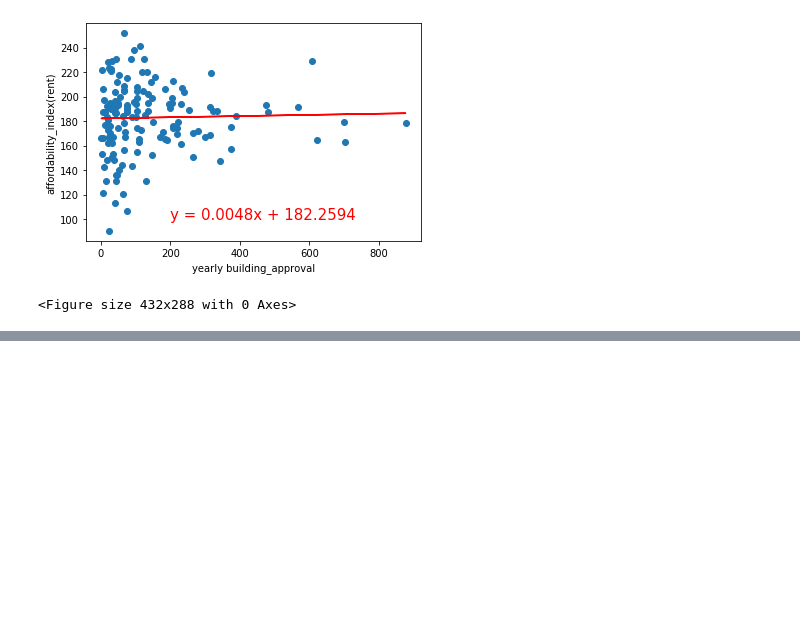
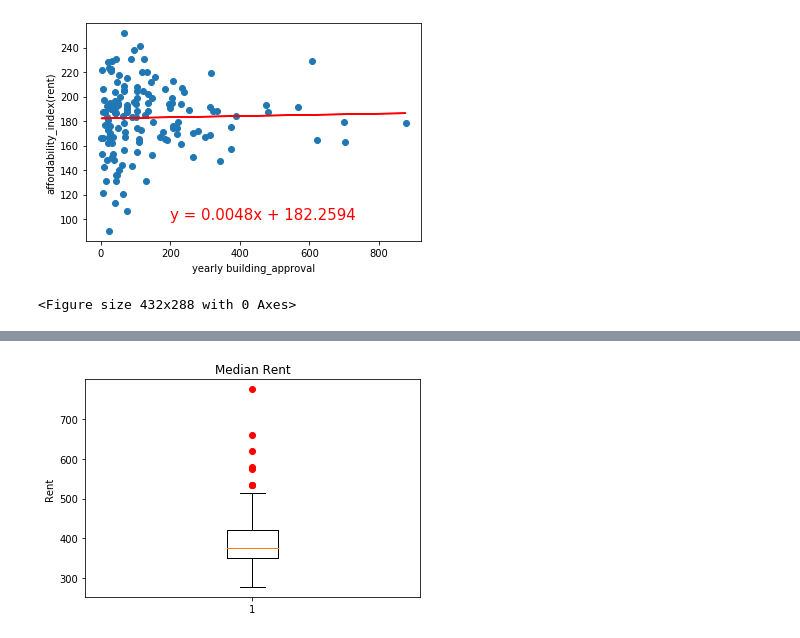
Before and after one commit to jiroken25/project-property, a Jupyter notebook: ProjectCombined.ipynb, the cells around one changed output, grey strips where cells are left out. Saved outputs shown, nothing was run; the diff lists cells and outputs as text; code cells hidden in the pictures; blank space fills up the shorter version.

```diff
--- a/ProjectCombined.ipynb
+++ b/ProjectCombined.ipynb
@@ -200,0 +314,13 @@ The r-squared is: 0.02617817372113006
+# %%
+
+fig, ax = plt.subplots()
+ax.boxplot(df_rent["median_rent"], sym="ro")
+# ax.set_xticklabels("Suburbs")
+ax.set_title("Median Rent")
+# ax.set_ylim([0,80])
+ax.set_ylabel("Rent")
+
+plt.savefig("Rent Box Plot.png")
+plt.show()
+# %% [output]
+[figure, added]
```
Also changed, not shown: parts of 6 cells of this notebook, 4 other files.
